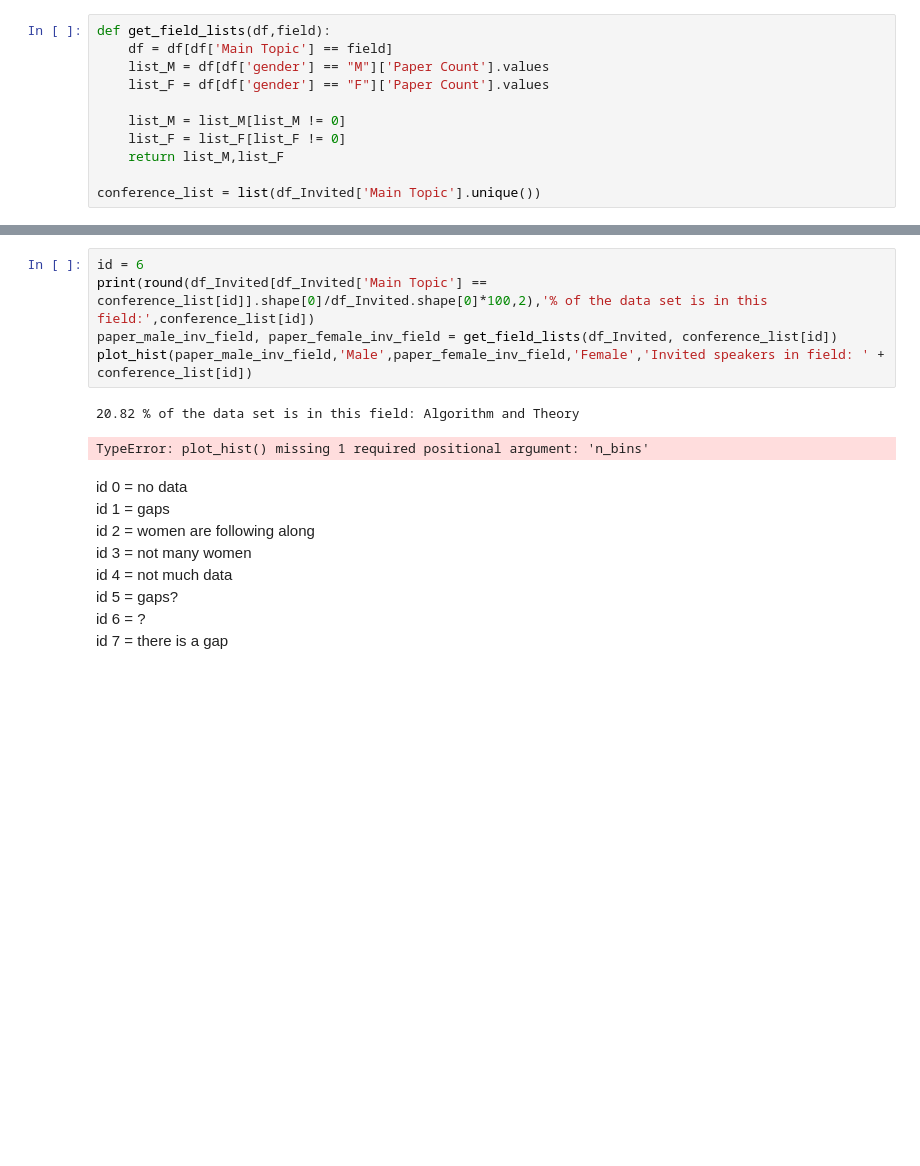
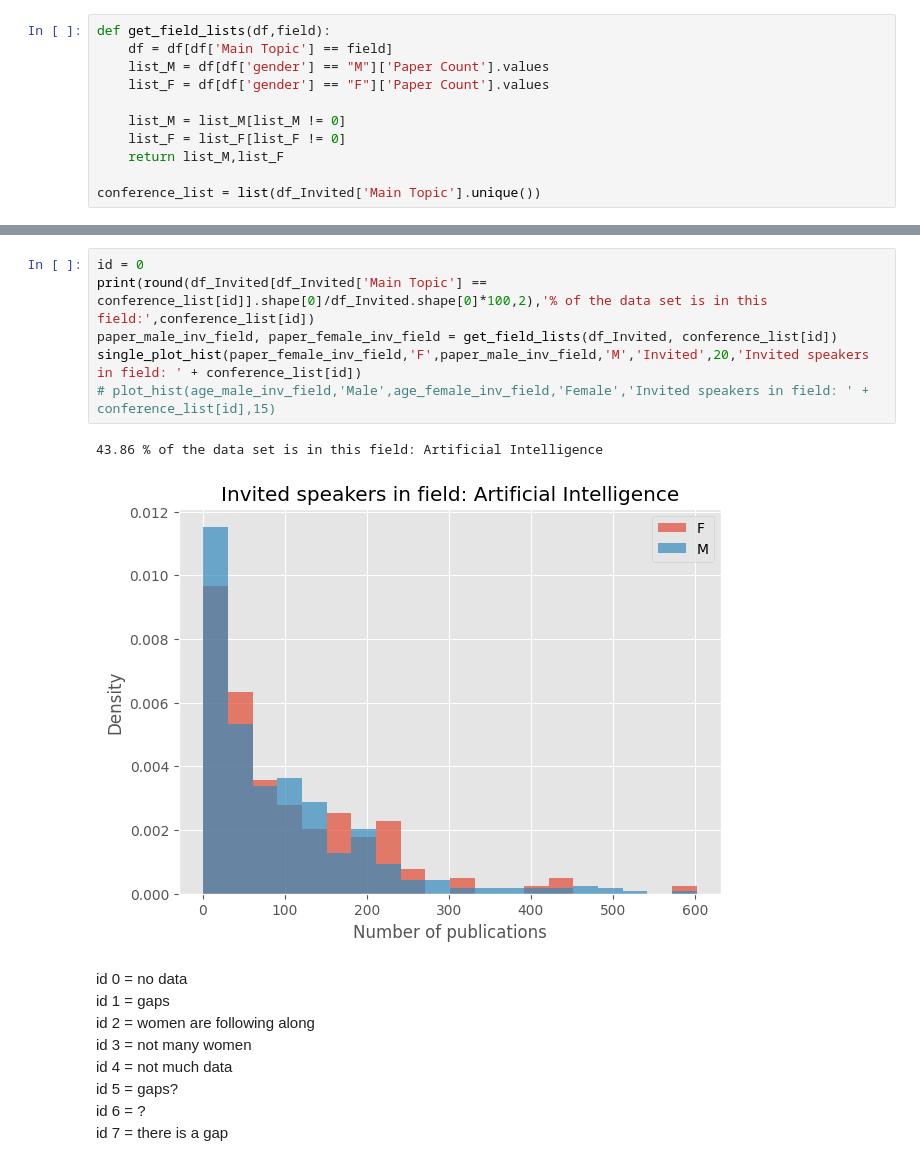
Before and after one commit to mariespedersen/Thesis_github, a Jupyter notebook: Histograms_Paper.ipynb, the cells around one changed output, grey strips where cells are left out. Cells and saved outputs as stored; diff of their text form; blank space fills up the shorter version.

Commit message:
chagned the order of the plots

```diff
--- a/Histograms_Paper.ipynb
+++ b/Histograms_Paper.ipynb
@@ -187,11 +197,12 @@ conference_list = list(df_Invited['Main Topic'].unique())
 # %%
-id = 6
+id = 0
 print(round(df_Invited[df_Invited['Main Topic'] == conference_list[id]].shape[0]/df_Invited.shape[0]*100,2),'% of the data set is in this field:',conference_list[id])
 paper_male_inv_field, paper_female_inv_field = get_field_lists(df_Invited, conference_list[id])
-plot_hist(paper_male_inv_field,'Male',paper_female_inv_field,'Female','Invited speakers in field: ' + conference_list[id])
+single_plot_hist(paper_female_inv_field,'F',paper_male_inv_field,'M','Invited',20,'Invited speakers in field: ' + conference_list[id])
+# plot_hist(age_male_inv_field,'Male',age_female_inv_field,'Female','Invited speakers in field: ' + conference_list[id],15)
 # %% [output]
-20.82 % of the data set is in this field: Algorithm and Theory
+43.86 % of the data set is in this field: Artificial Intelligence
-TypeError: plot_hist() missing 1 required positional argument: 'n_bins'
+[figure, added]
 # %% [markdown]
 id 0 = no data <br>
 id 1 = gaps <br>
```
Also changed, not shown: parts of 1 cell of this notebook, 1 other file.
